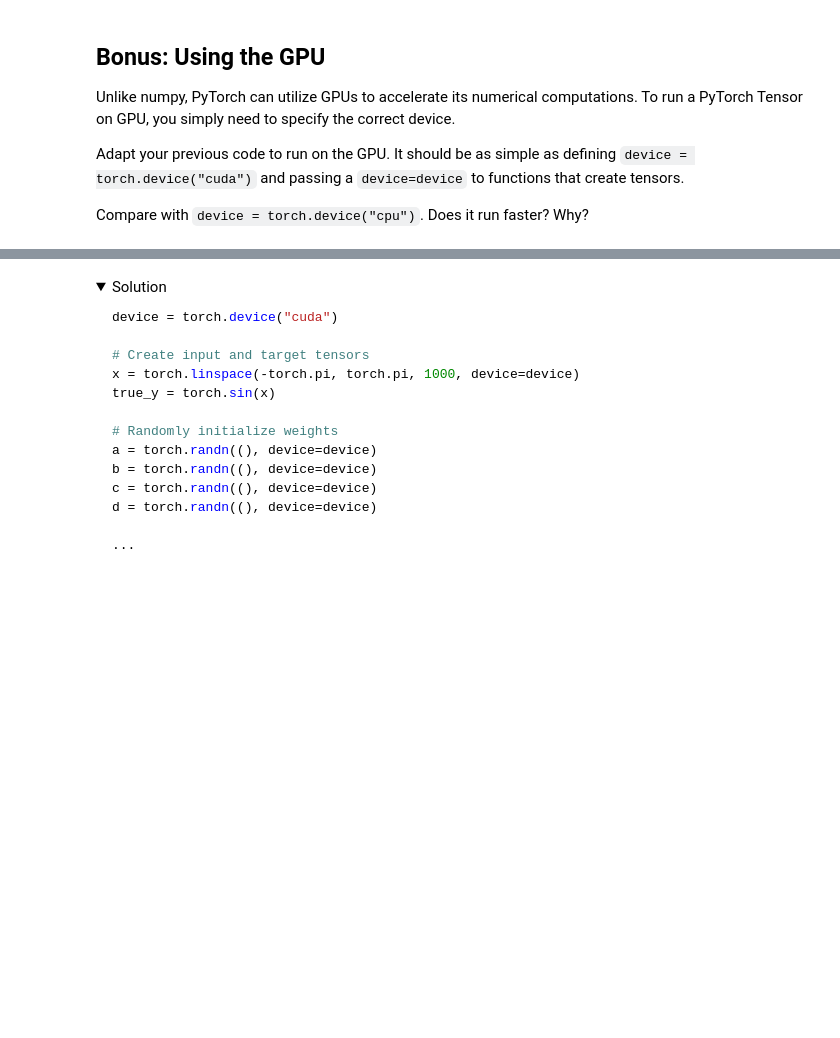
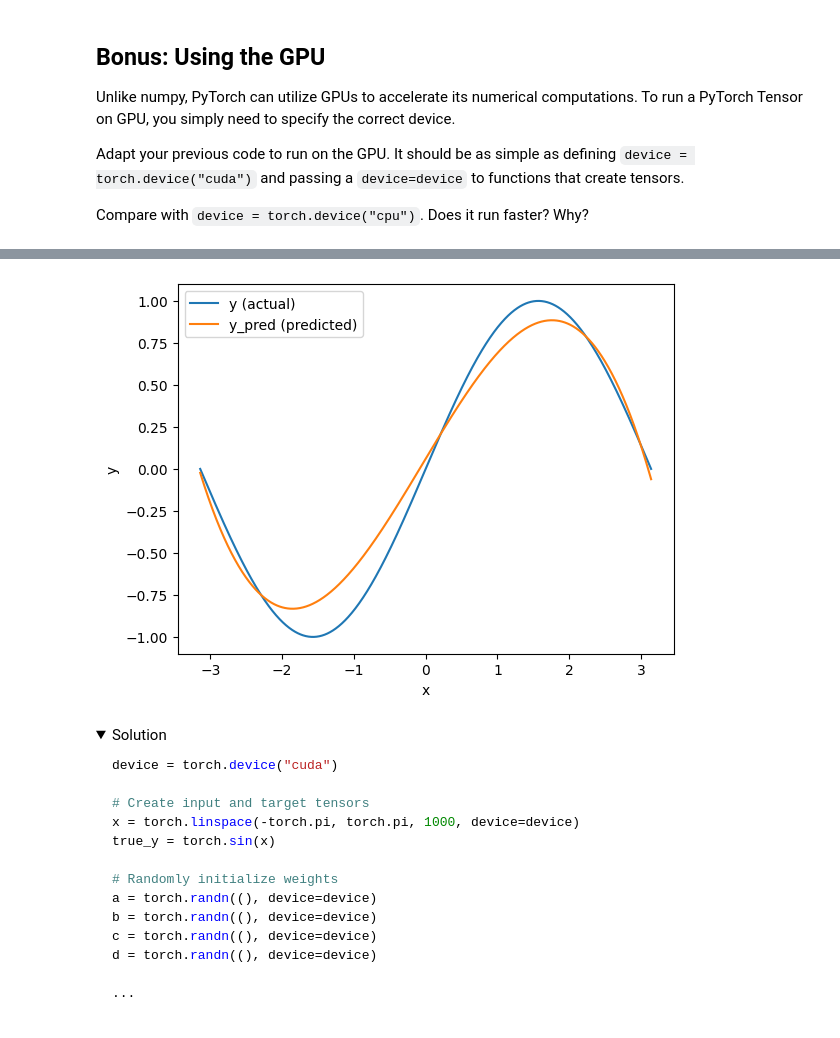
Before and after one commit to Ziou12-12/ML4G, a Jupyter notebook: workshops/pytorch_tuto/pytorch_tuto.ipynb, the cells around one changed output, grey strips where cells are left out. Saved outputs shown, nothing was run; the diff lists cells and outputs as text; code cells hidden in the pictures; folded sections open; blank space fills up the shorter version.

```diff
--- a/workshops/pytorch_tuto/pytorch_tuto.ipynb
+++ b/workshops/pytorch_tuto/pytorch_tuto.ipynb
@@ -580,0 +577,79 @@ assert (
+# %%
+
+import torch
+
+#specify correct device to run the PyTorch Tensor on GPU
+assert torch.cuda.is_available()
+device = torch.device("cuda")
+
+# Create input and target tensors
+x = torch.linspace(-torch.pi, torch.pi, 1000, device=device)
+true_y = torch.sin(x)
+
+# Randomly initialize weights
+a = torch.randn((), device=device)
+b = torch.randn((), device=device)
+c = torch.randn((), device=device)
+d = torch.randn((), device=device)
+
+
+#create tensors for input and output
+x = torch.linspace(-torch.pi, torch.pi, 1000)
+true_y = torch.sin(x)
+
+#tensors for the polynomial function
+powers = torch.tensor([1, 2, 3])
+powers_of_x = x.unsqueeze(-1).pow(powers)
+
+#tensors shape
+assert x.shape == (1000,)
+assert x.unsqueeze(-1).shape == (1000,1)
+assert powers.shape == (3,)
+assert powers_of_x.shape == (1000, 3)
+
+print('assertions passed')
+
+#define model layers using nn mo
+model = torch.nn.Sequential(
+    torch.nn.Linear(3, 1),
+    torch.nn.Flatten(start_dim=0, end_dim=1),
+)
+
+#loss function
+loss_fn = torch.nn.MSELoss(reduction="mean")
+
+learning_rate = 1e-3
+epochs = 2000
+for t in range(epochs):
+
+  #optimizer
+  optimizer = torch.optim.SGD(model.parameters(), lr=learning_rate)
+
+  # Forward pass: compute predicted y by passing x to the model.
+  predicted_y = model(powers_of_x)
+
+  #compute and print loss
+  loss = loss_fn(predicted_y, true_y)
+  if t % 100 == 99:
+      print(t, loss.item())
+
+  #zero the gradients before running the backward pass.
+  optimizer.zero_grad()
+
+  #backward pass
+  loss.backward()
+
+  #update weights
+  optimizer.step()
+
+
+#access first layer model to inspect
+linear_layer = model[0]
+
+#print result
+print(f'Result: y = {linear_layer.bias.item()} + {linear_layer.weight[:, 0].item()} x + {linear_layer.weight[:, 1].item()} x^2 + {linear_layer.weight[:,2].item()} x^3') #Fixed print statement
+
+
+#plot
+plot(predicted_y.detach(), true_y, x)
+# %% [output]
@@ -581,3 +673,4 @@ assert (
+[figure, added]
 # %% [markdown]
 <details>
 <summary>Solution</summary>
```
Also changed, not shown: parts of 3 cells of this notebook.
